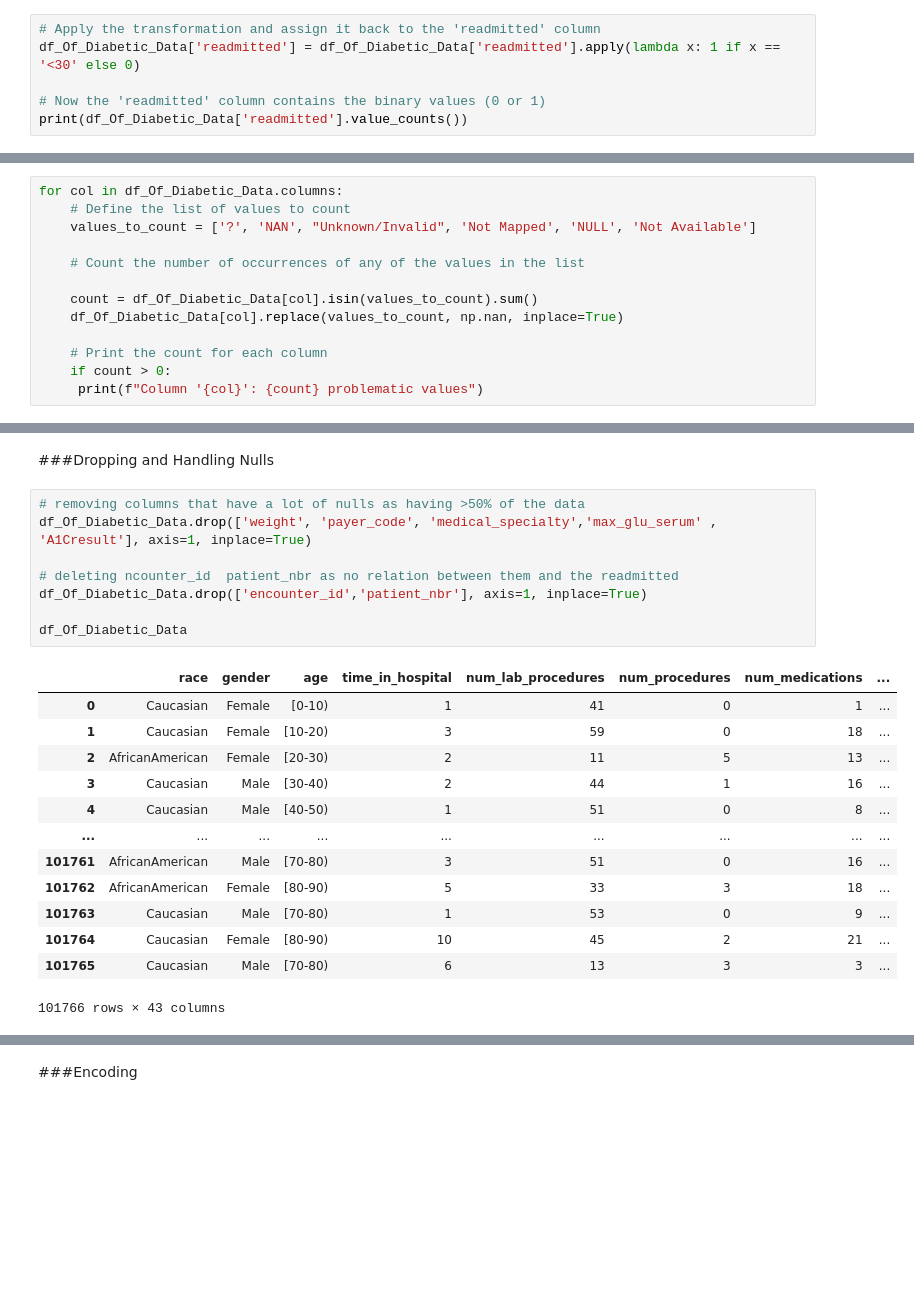
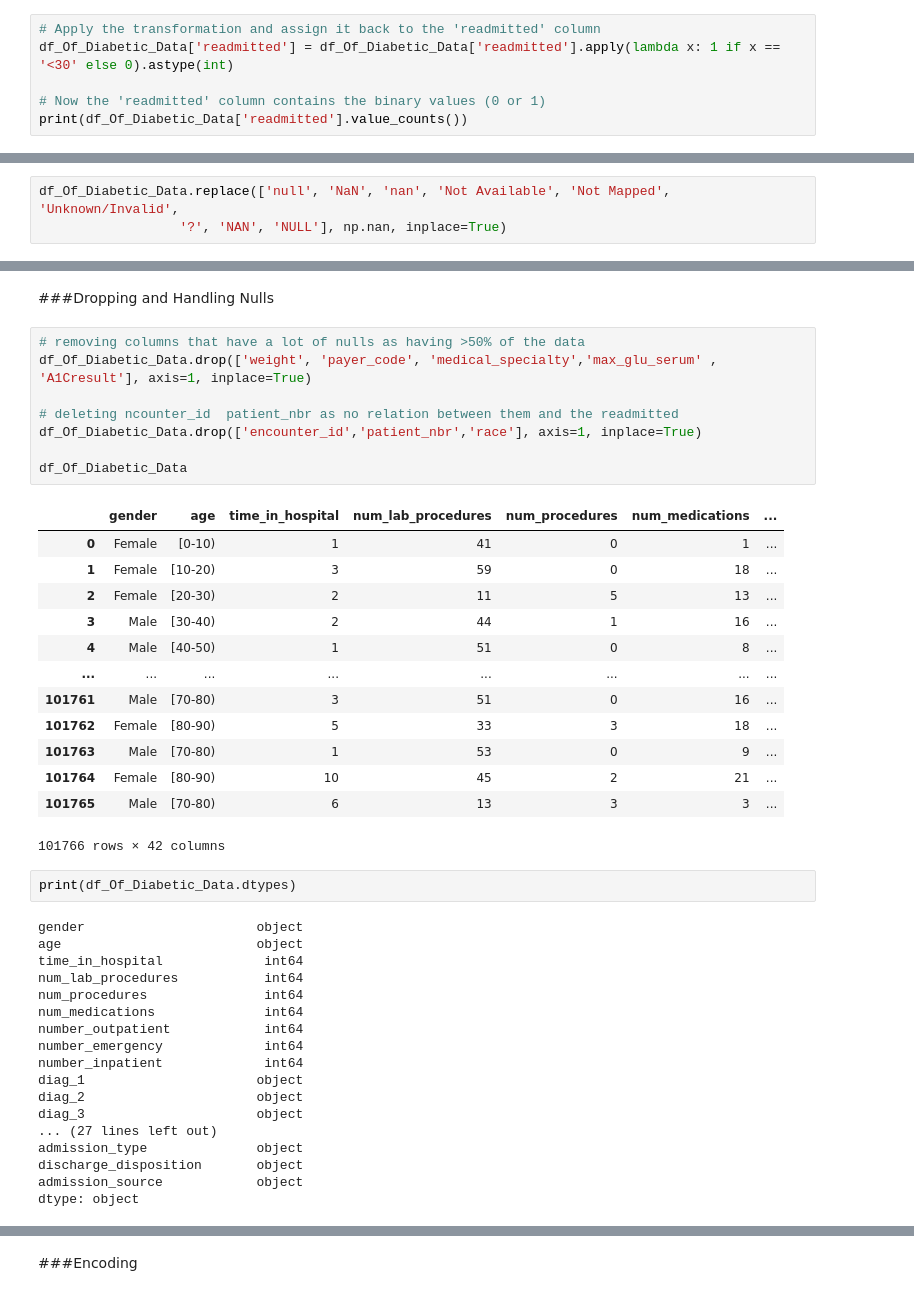
Before and after one commit to omarehab2110/Hospital-Readmission-Prediction, a Jupyter notebook: Project_Notebook.ipynb, the cells around one changed output, grey strips where cells are left out. Cells and saved outputs as stored; diff of their text form; blank space fills up the shorter version.

```diff
--- a/Project_Notebook.ipynb
+++ b/Project_Notebook.ipynb
@@ -225,7 +181,7 @@ df_Of_Diabetic_Data.duplicated().sum()
 np.int64(0)
 # %%
 # Apply the transformation and assign it back to the 'readmitted' column
-df_Of_Diabetic_Data['readmitted'] = df_Of_Diabetic_Data['readmitted'].apply(lambda x: 1 if x == '<30' else 0)
+df_Of_Diabetic_Data['readmitted'] = df_Of_Diabetic_Data['readmitted'].apply(lambda x: 1 if x == '<30' else 0).astype(int)
 
 # Now the 'readmitted' column contains the binary values (0 or 1)
 print(df_Of_Diabetic_Data['readmitted'].value_counts())
@@ -234,16 +190,3 @@ readmitted
 0    90409
 1    11357
 Name: count, dtype: int64
-# %%
-for col in df_Of_Diabetic_Data.columns:
-    # Define the list of values to count
-    values_to_count = ['?', 'NAN', "Unknown/Invalid", 'Not Mapped', 'NULL', 'Not Available']
-
-    # Count the number of occurrences of any of the values in the list
-
-    count = df_Of_Diabetic_Data[col].isin(values_to_count).sum()
-    df_Of_Diabetic_Data[col].replace(values_to_count, np.nan, inplace=True)
-
-    # Print the count for each column
-    if count > 0:
-     print(f"Column '{col}': {count} problematic values")
@@ -266,0 +193,3 @@ Column 'discharge_disposition': 989 problematic values
+# %%
+df_Of_Diabetic_Data.replace(['null', 'NaN', 'nan', 'Not Available', 'Not Mapped', 'Unknown/Invalid',
+                  '?', 'NAN', 'NULL'], np.nan, inplace=True)
@@ -271,23 +221,43 @@ Column 'discharge_disposition': 989 problematic values
 # %%
 # removing columns that have a lot of nulls as having >50% of the data
 df_Of_Diabetic_Data.drop(['weight', 'payer_code', 'medical_specialty','max_glu_serum' , 'A1Cresult'], axis=1, inplace=True)
 
 # deleting ncounter_id	patient_nbr	as no relation between them and the readmitted
-df_Of_Diabetic_Data.drop(['encounter_id','patient_nbr'], axis=1, inplace=True)
+df_Of_Diabetic_Data.drop(['encounter_id','patient_nbr','race'], axis=1, inplace=True)
 
 df_Of_Diabetic_Data
 # %% [output]
-|  | race | gender | age | time_in_hospital | num_lab_procedures | num_procedures | num_medications | ... |
-| 0 | Caucasian | Female | [0-10) | 1 | 41 | 0 | 1 | ... |
-| 1 | Caucasian | Female | [10-20) | 3 | 59 | 0 | 18 | ... |
-| 2 | AfricanAmerican | Female | [20-30) | 2 | 11 | 5 | 13 | ... |
-| 3 | Caucasian | Male | [30-40) | 2 | 44 | 1 | 16 | ... |
-| 4 | Caucasian | Male | [40-50) | 1 | 51 | 0 | 8 | ... |
-| ... | ... | ... | ... | ... | ... | ... | ... | ... |
-| 101761 | AfricanAmerican | Male | [70-80) | 3 | 51 | 0 | 16 | ... |
-| 101762 | AfricanAmerican | Female | [80-90) | 5 | 33 | 3 | 18 | ... |
-| 101763 | Caucasian | Male | [70-80) | 1 | 53 | 0 | 9 | ... |
-| 101764 | Caucasian | Female | [80-90) | 10 | 45 | 2 | 21 | ... |
-| 101765 | Caucasian | Male | [70-80) | 6 | 13 | 3 | 3 | ... |
+|  | gender | age | time_in_hospital | num_lab_procedures | num_procedures | num_medications | ... |
+| 0 | Female | [0-10) | 1 | 41 | 0 | 1 | ... |
+| 1 | Female | [10-20) | 3 | 59 | 0 | 18 | ... |
+| 2 | Female | [20-30) | 2 | 11 | 5 | 13 | ... |
+| 3 | Male | [30-40) | 2 | 44 | 1 | 16 | ... |
+| 4 | Male | [40-50) | 1 | 51 | 0 | 8 | ... |
+| ... | ... | ... | ... | ... | ... | ... | ... |
+| 101761 | Male | [70-80) | 3 | 51 | 0 | 16 | ... |
+| 101762 | Female | [80-90) | 5 | 33 | 3 | 18 | ... |
+| 101763 | Male | [70-80) | 1 | 53 | 0 | 9 | ... |
+| 101764 | Female | [80-90) | 10 | 45 | 2 | 21 | ... |
+| 101765 | Male | [70-80) | 6 | 13 | 3 | 3 | ... |
-101766 rows × 43 columns
+101766 rows × 42 columns
+# %%
+print(df_Of_Diabetic_Data.dtypes)
+# %% [output]
+gender                      object
+age                         object
+time_in_hospital             int64
+num_lab_procedures           int64
+num_procedures               int64
+num_medications              int64
+number_outpatient            int64
+number_emergency             int64
+number_inpatient             int64
+diag_1                      object
+diag_2                      object
+diag_3                      object
+... (27 lines left out)
+admission_type              object
+discharge_disposition       object
+admission_source            object
+dtype: object
 # %%
```
Also changed, not shown: parts of 31 cells of this notebook.
